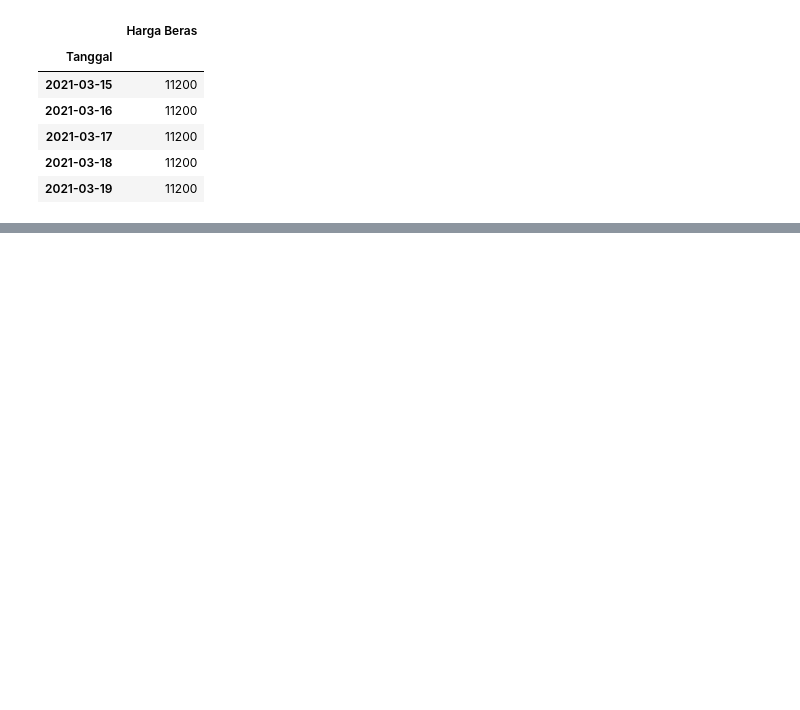
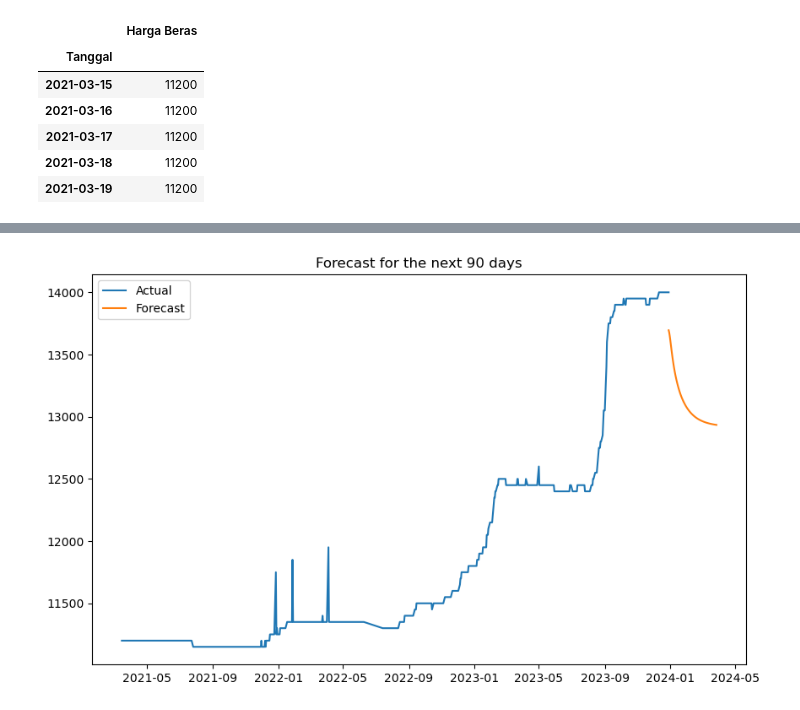
Before and after one commit to Danazzz/beras-scm, a Jupyter notebook: v.3/DeepLearning/Copy_of_Beras_LSTM.ipynb, the cells around one changed output, grey strips where cells are left out. Saved outputs shown, nothing was run; the diff lists cells and outputs as text; code cells hidden in the pictures; blank space fills up the shorter version.

```diff
--- a/v.3/DeepLearning/Copy_of_Beras_LSTM.ipynb
+++ b/v.3/DeepLearning/Copy_of_Beras_LSTM.ipynb
@@ -128,3 +228,24 @@ plt.show()
+# %%
+import matplotlib.pyplot as plt
+
+# Create a range of future dates
+future_dates = pd.date_range(start=df.index[-1], periods=90)
+
+# Convert predictions to a DataFrame
+forecast = pd.DataFrame(inv_predictions, index=future_dates, columns=['Forecast'])
+
+# Plot the actual data
+plt.figure(figsize=(10,6))
+plt.plot(df['Harga Beras'], label='Actual')
+
+# Plot the forecast
+plt.plot(forecast['Forecast'], label='Forecast')
+
+plt.title('Forecast for the next 90 days')
+plt.legend()
+plt.show()
+# %% [output]
+[figure, added]
 # %%
 from sklearn.metrics import mean_squared_error, mean_absolute_error
 from sklearn.metrics import r2_score
```
Also changed, not shown: parts of 9 cells of this notebook, 42 other files.
